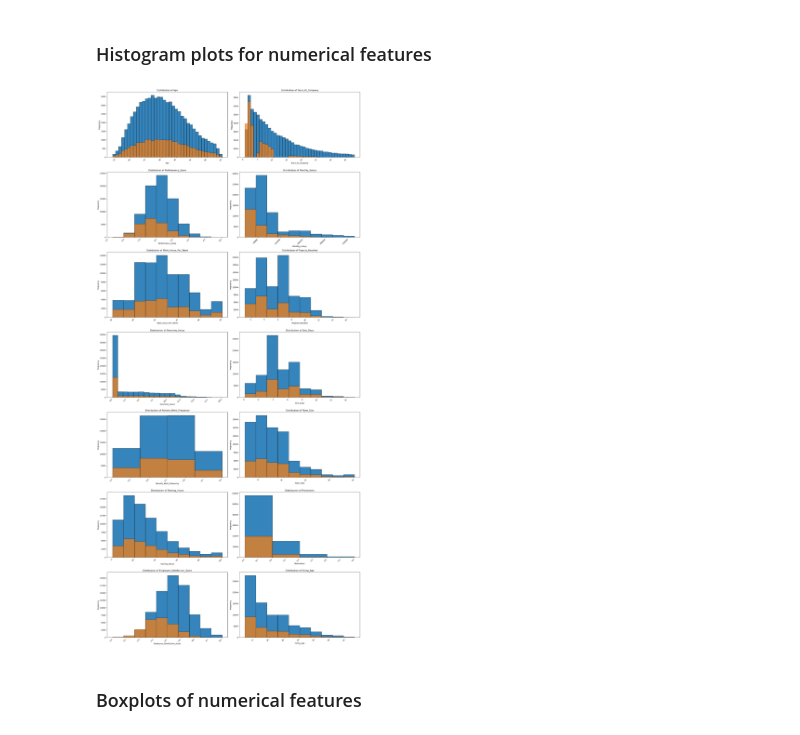
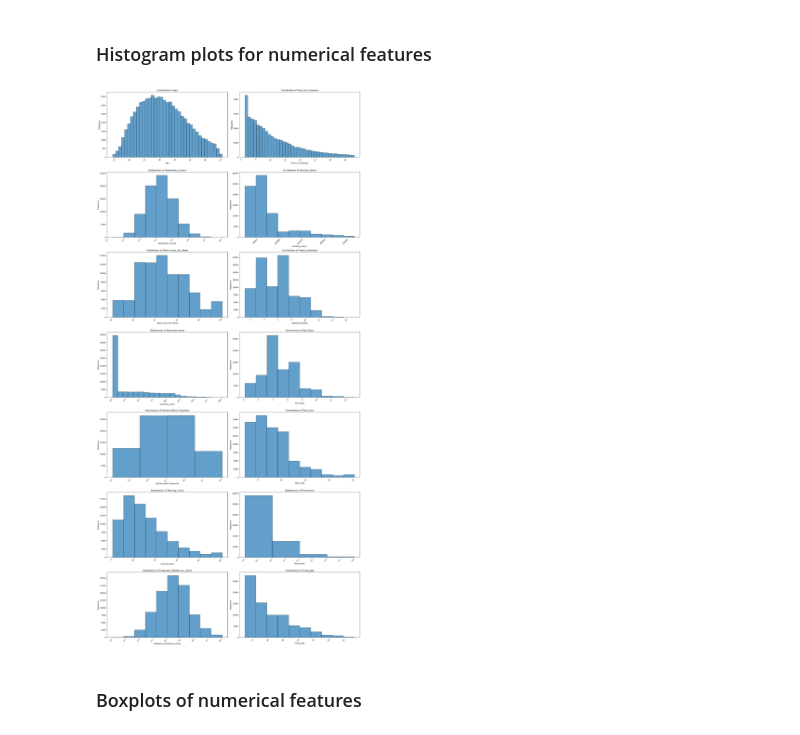
Before and after one commit to hvillapando/AgapAI, a Jupyter notebook: Code/eda.ipynb, the cells around one changed output. Drawn from its saved outputs; the diff is of its cells as text; code cells hidden in the pictures.

```diff
--- a/Code/eda.ipynb
+++ b/Code/eda.ipynb
@@ -420,40 +420,35 @@ axes = axes.flatten()
 bins_dict = {
   'Age': employee_df['Age'].nunique(),
   'Years_At_Company': np.floor(employee_df['Years_At_Company']).nunique(),
   'Overtime_Hours': employee_df['Overtime_Hours'].nunique(),
   'Remote_Work_Frequency': 4,
   'Promotions': 4,
 }
 
 for i, col in enumerate(numerical_cols):
   ax = axes[i]
 
   if col in bins_dict:
     bins = bins_dict[col]
   else:
     bins = 10
 
-  min_val = employee_df[col].min()
-  max_val = employee_df[col].max()
-  bin_edges = np.linspace(min_val, max_val, bins + 1)
-
   # Create an overlapping histogram comparing all set of employees and resigned employees
-  numerical_hist_df = employee_df[employee_df['Resigned'] == 0][col].plot(kind='hist', ax=ax, edgecolor='black', alpha=0.9, bins=bin_edges, label='Not Resigned')
-  resigned_hist_df = employee_df[employee_df['Resigned'] == 1][col].plot(kind='hist', ax=ax, edgecolor='black', alpha=0.7, bins=bin_edges, label='Resigned')
+  numerical_hist_df = employee_df[employee_df['Resigned'] == 0][col].plot(kind='hist', ax=ax, edgecolor='black', alpha=0.7, bins=bins)
   ax.set_title(f'Distribution of {col}')
   ax.set_xlabel(col)
   ax.set_ylabel('Frequency')
   plt.setp(ax.get_xticklabels(), rotation=45, ha='right')
 
 
 # Hide any empty subplots
 for i in range(len(numerical_cols), len(axes)):
   axes[i].axis('off')
 
 plt.tight_layout()
 plt.show()
 # %% [output]
-[figure, old version]
+[figure, new version]
 # %% [markdown]
 ### Boxplots of numerical features
 # %%
```
Also changed, not shown: parts of 1 cell of this notebook.
